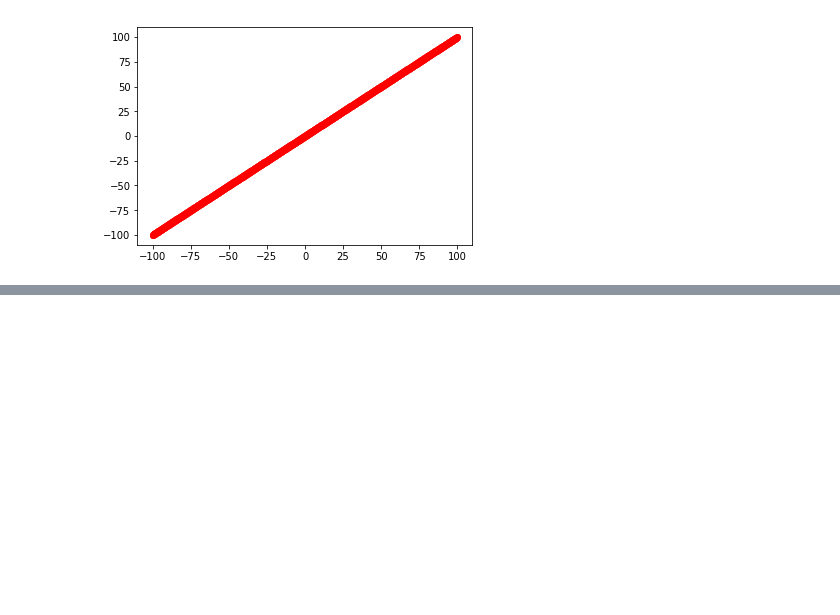
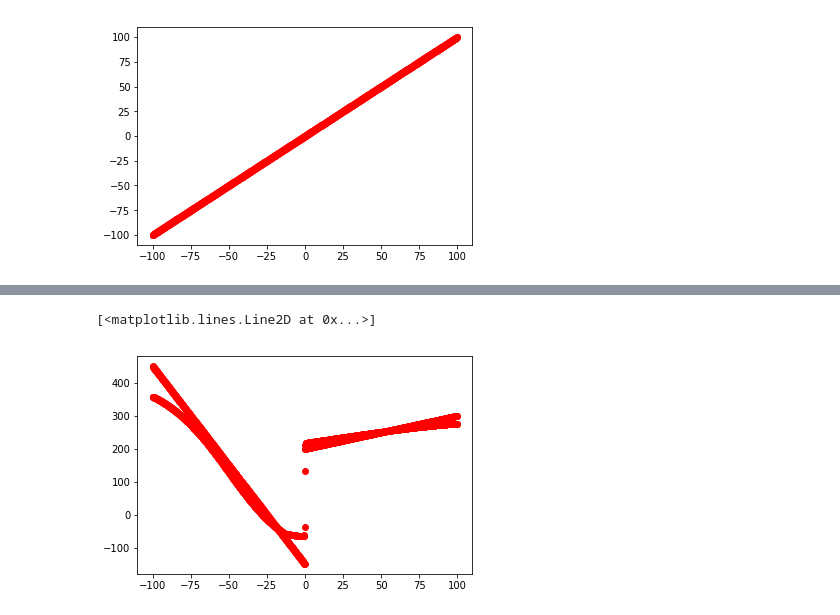
Before and after one commit to Las-Desire/Cube_Las, a Jupyter notebook: one-four demention/Untitled.ipynb, the cells around one changed output, grey strips where cells are left out. Saved outputs shown, nothing was run; the diff lists cells and outputs as text; code cells hidden in the pictures; blank space fills up the shorter version.

```diff
--- a/one-four demention/Untitled.ipynb
+++ b/one-four demention/Untitled.ipynb
@@ -38,8 +38,9 @@ pp.plot(X,Y,"ro")
 [figure]
 # %%
 model=keras.models.Sequential()
-model.add(layer=keras.layers.Dense(100,input_shape=(1,)))
-model.add(layer=keras.layers.Dense(100,activation='relu'))
-model.add(layer=keras.layers.Dense(200,activation='relu'))
-model.add(layer=keras.layers.Dense(1000,activation='relu'))
+model.add(layer=keras.layers.Dense(10,input_shape=(1,)))
+model.add(layer=keras.layers.Dense(10,activation='tanh'))
+model.add(keras.layers.Dropout(0.5))
+model.add(layer=keras.layers.Dense(10,activation='relu'))
 model.add(layer=keras.layers.Dense(1))
+model.compile(loss=keras.losses.mse,optimizer='adam')
@@ -45,0 +51,2 @@ model.add(layer=keras.layers.Dense(1))
+# %%
+model.fit(X,Y,epochs=5000)
@@ -45,0 +72,8 @@ model.add(layer=keras.layers.Dense(1))
+# %%
+Y_=model.predict(X)
+# %%
+pp.plot(X,Y,"ro")
+pp.plot(X,Y_,"ro")
+# %% [output]
+[<matplotlib.lines.Line2D at 0x...>]
+[figure, added]
```
Also changed, not shown: parts of 3 cells of this notebook.
